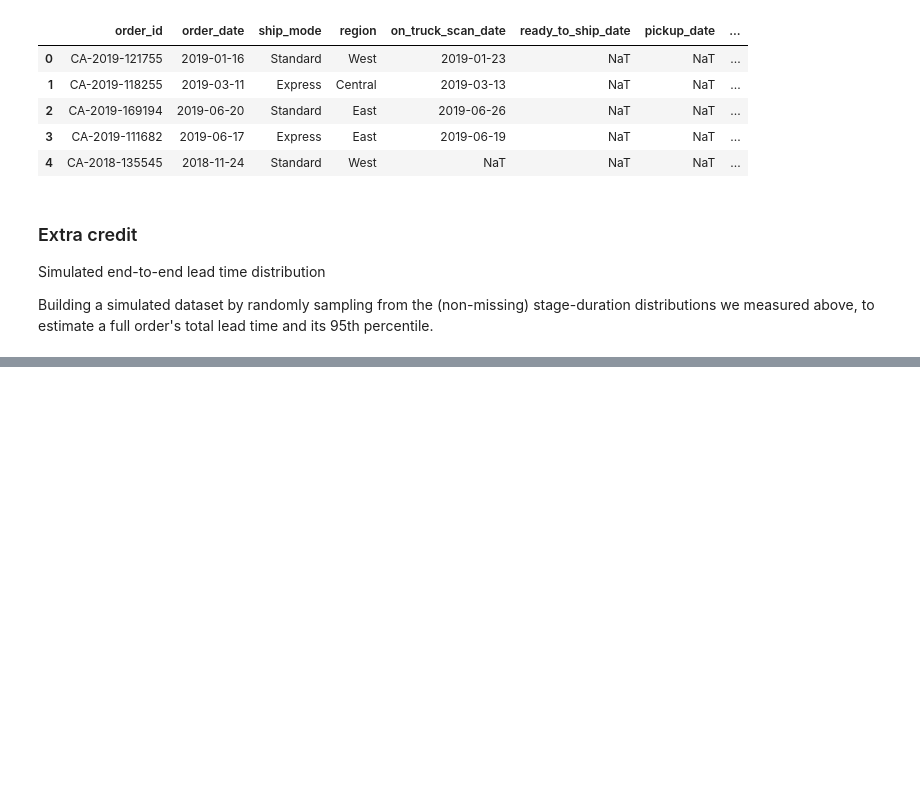
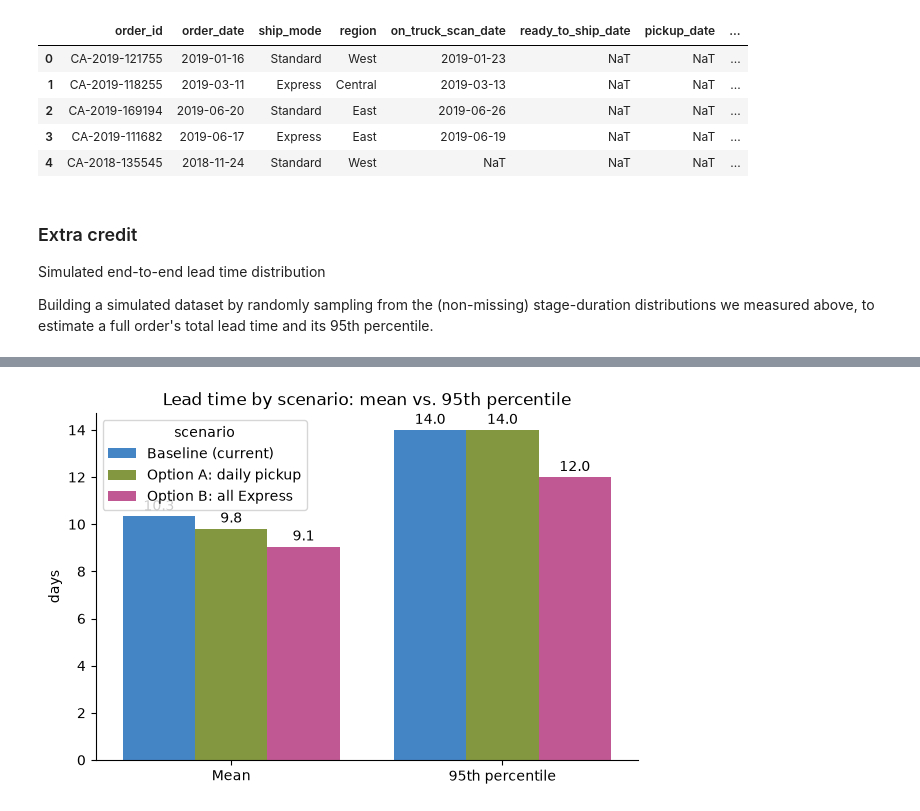
Before and after one commit to aparna2382/muesli_project, a Jupyter notebook: muesli1.ipynb, the cells around one changed output, grey strips where cells are left out. Cells and saved outputs as stored; diff of their text form; code cells hidden in the pictures; blank space fills up the shorter version.

```diff
--- a/muesli1.ipynb
+++ b/muesli1.ipynb
@@ -987,0 +1167,20 @@ Average lead time: 10.34613
+# %%
+scenario_order = ['Baseline (current)', 'Option A: daily pickup', 'Option B: all Express']
+colors = ['#2F85DA', '#8AA630', '#D14797']
+
+metric_labels = {'mean_lead_time': 'Mean', 'p95_lead_time': '95th percentile'}
+plot_df = summary.reset_index().melt(id_vars='index', value_vars=list(metric_labels),
+                                      var_name='metric', value_name='days')
+plot_df['metric'] = plot_df['metric'].map(metric_labels)
+plot_df = plot_df.rename(columns={'index': 'scenario'})
+
+fig, ax = plt.subplots(figsize=(7, 4.5))
+sns.barplot(data=plot_df, x='metric', y='days', hue='scenario',
+            hue_order=scenario_order, palette=colors, ax=ax)
+for container in ax.containers:
+    ax.bar_label(container, fmt='%.1f', padding=2)
+ax.set_xlabel('')
+ax.set_title('Lead time by scenario: mean vs. 95th percentile')
+sns.despine()
+# %% [output]
+[figure, added]
```
Also changed, not shown: parts of 11 cells of this notebook.
